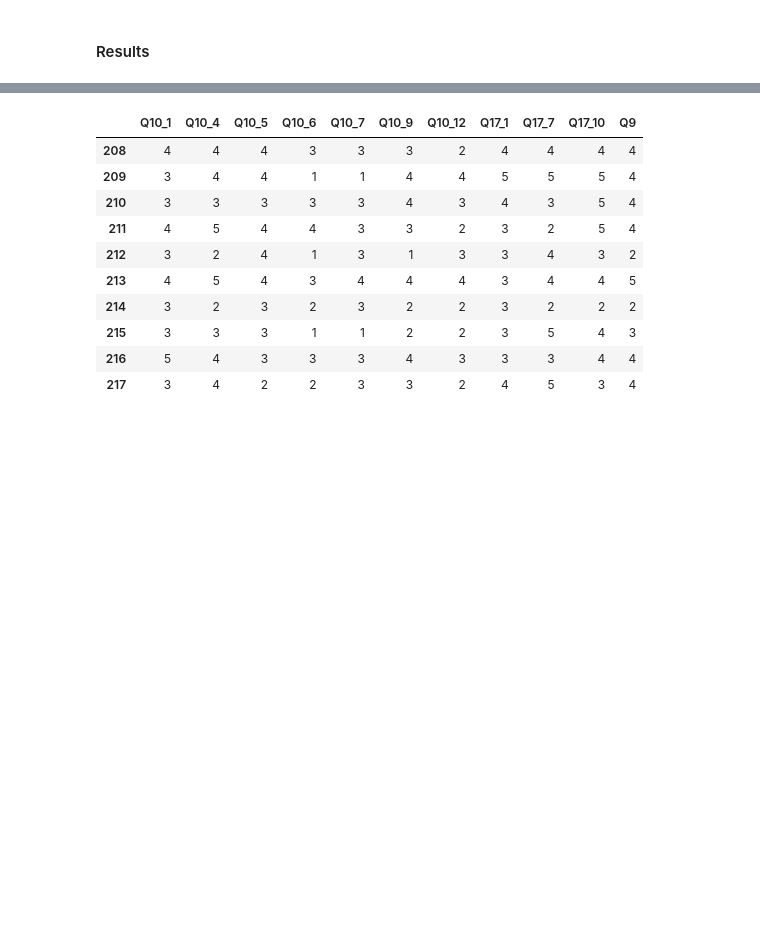
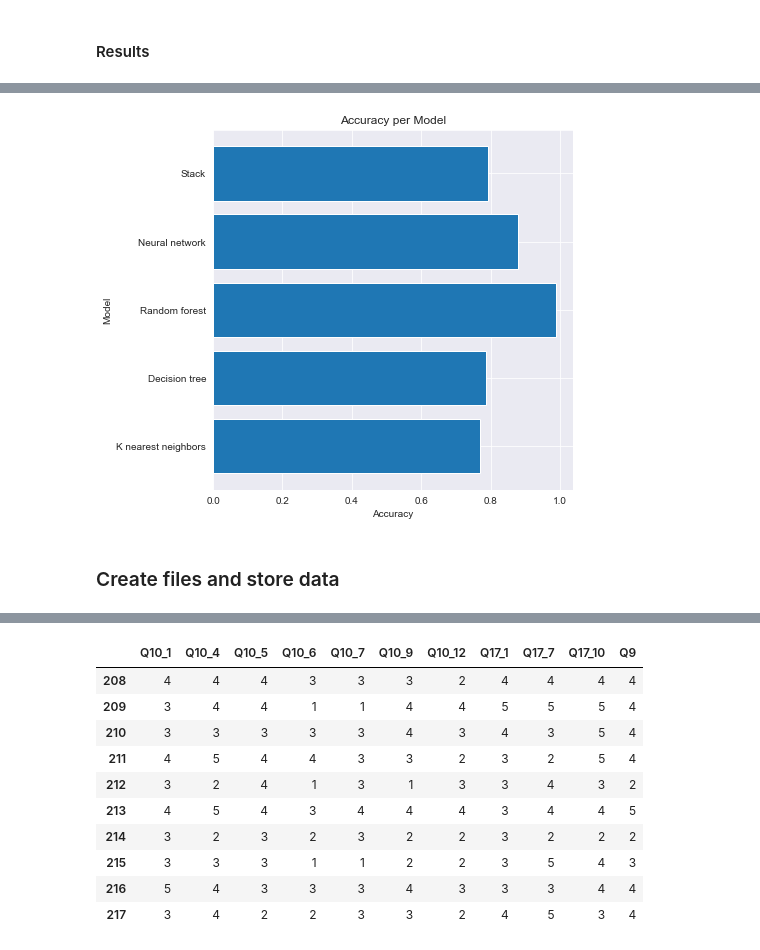
Before and after one commit to jnajera06/PiRates.Stress, a Jupyter notebook: stresslevel.ipynb, the cells around one changed output, grey strips where cells are left out. Drawn from its saved outputs; the diff is of its cells as text; code cells hidden in the pictures; blank space fills up the shorter version.

```diff
--- a/stresslevel.ipynb
+++ b/stresslevel.ipynb
@@ -1653,0 +1650,3 @@ gridsearch from Muhammad by email
+# %%
+df_acc = pd.DataFrame(acc_df)
+df_acc
@@ -1653,0 +1660,16 @@ gridsearch from Muhammad by email
+# %%
+fig = plt.figure(figsize=(5,5))
+ax = fig.add_axes([0,0,1,1])
+models = ['K nearest neighbors',
+          'Decision tree',
+          'Random forest',
+          'Neural network',
+          'Stack']
+resultsm = df_acc['Accuracy']
+ax.barh(models,resultsm)
+plt.xlabel('Accuracy')
+plt.ylabel('Model')
+plt.title('Accuracy per Model')
+plt.show()
+# %% [output]
+[figure, added]
@@ -1654,3 +1679,5 @@ gridsearch from Muhammad by email
+# %% [markdown]
+### Create files and store data
 # %%
 import pickle
 # open a file, where you ant to store the data
```
Also changed, not shown: parts of 48 cells of this notebook, 10 other files.
